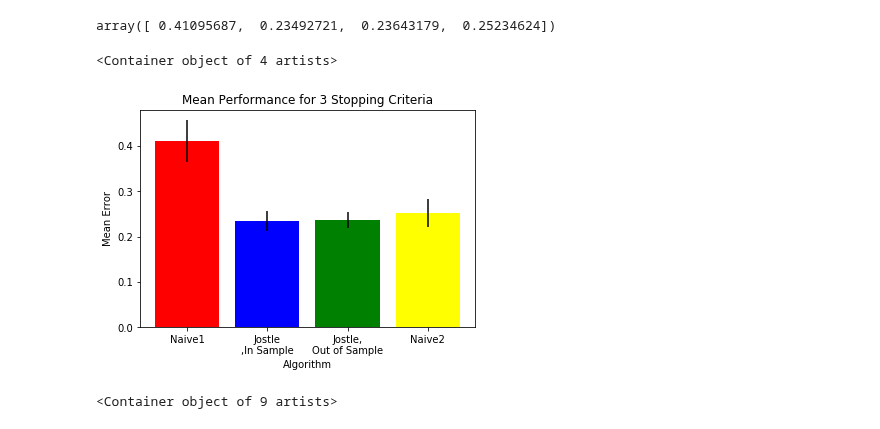
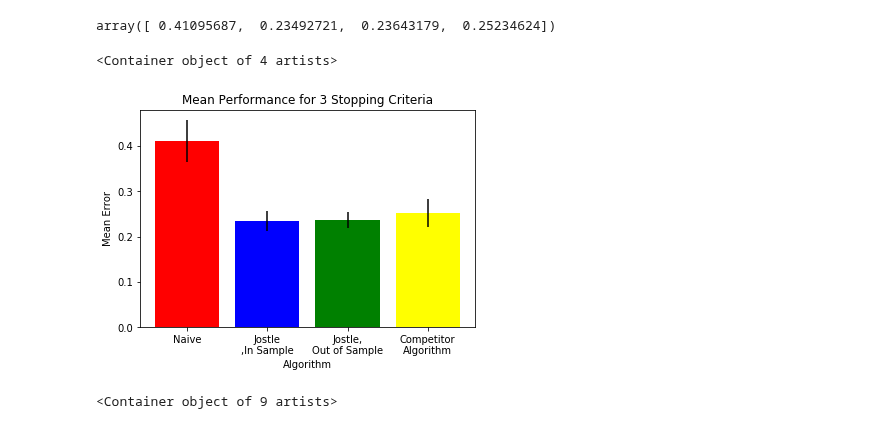
Before and after one commit to jimola/S18_Research, a Jupyter notebook: Python/DecisionTree.ipynb, the cells around one changed output. Saved outputs shown, nothing was run; the diff lists cells and outputs as text; code cells hidden in the pictures.

```diff
--- a/Python/DecisionTree.ipynb
+++ b/Python/DecisionTree.ipynb
@@ -376,15 +413,15 @@ patches = [mpatches.Patch(color=c) for c in colors]
 # %%
 fig, axis = plt.subplots()
 axis.set_xticks([0,1,2,3])
-axis.set_xticklabels(['Naive1','Jostle\n,In Sample','Jostle,\nOut of Sample','Naive2'])
+axis.set_xticklabels(['Naive','Jostle\n,In Sample','Jostle,\nOut of Sample','Competitor\nAlgorithm'])
 axis.set_xlabel('Algorithm')
 axis.set_ylabel('Mean Error')
 #axis.legend(handles=patches, labels=['Alg1', 'Alg2', 'Jostle'])
 axis.set_title('Mean Performance for 3 Stopping Criteria')
 axis.bar(range(4), errors, color=colors, yerr=stds)
 # %% [output]
 <Container object of 4 artists>
-[figure, old version]
+[figure, new version]
 # %%
 #Once we test multiple epsilons, we can use this code
 # %%
```
Also changed, not shown: parts of 18 cells of this notebook.
